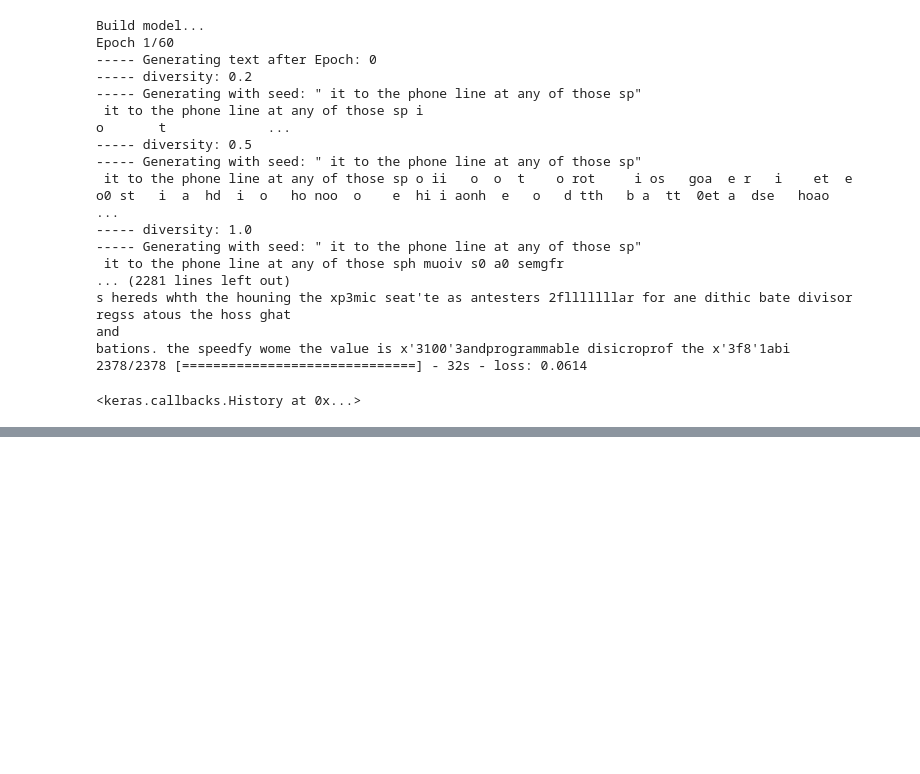
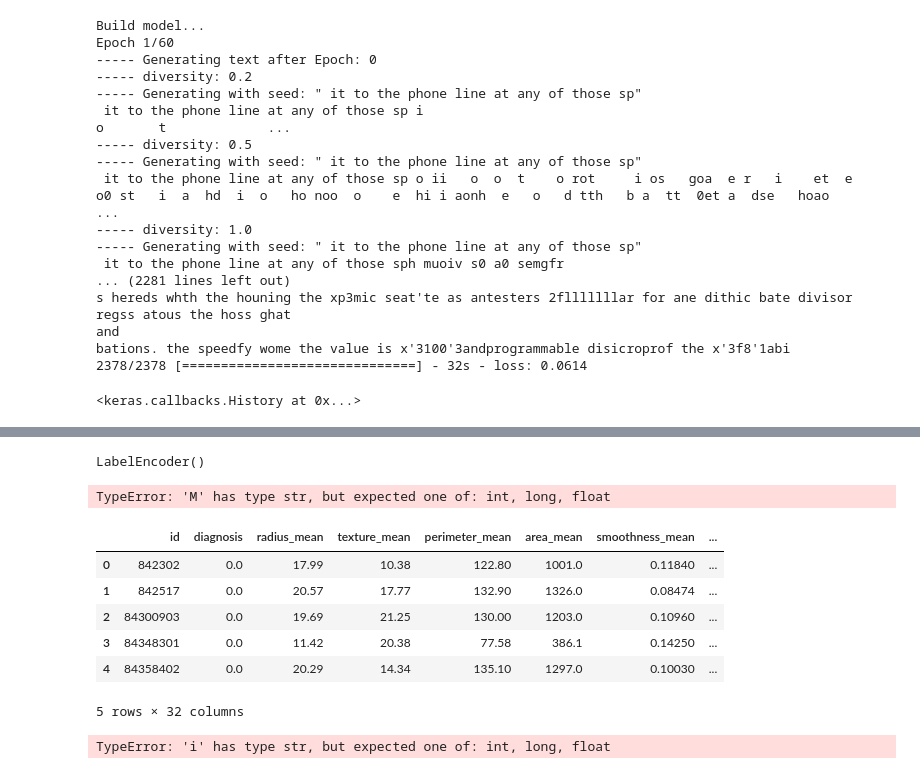
Before and after one commit to rayzkaunda/Machine-Learning-Projects, a Jupyter notebook: projects/LSTMs/Keras-LSTM.ipynb, the cells around one changed output, grey strips where cells are left out. Drawn from its saved outputs; the diff is of its cells as text; code cells hidden in the pictures; blank space fills up the shorter version.

```diff
--- a/projects/LSTMs/Keras-LSTM.ipynb
+++ b/projects/LSTMs/Keras-LSTM.ipynb
@@ -139,0 +154,7 @@ bations. the speedfy wome the value is x'3100'3andprogrammable disicroprof the x
+# %%
+from sklearn import preprocessing
+
+le = preprocessing.LabelEncoder()
+le.fit(["diagnosis"])
+# %% [output]
+LabelEncoder()
@@ -139,0 +164,38 @@ bations. the speedfy wome the value is x'3100'3andprogrammable disicroprof the x
+# %%
+df = pd.read_csv("/Users/khumbokaunda/Desktop/BIGDATA/DATASETS/breast_cancer.csv").values
+with tf.python_io.TFRecordWriter("csv.tfrecords") as writer:
+    for row in csv:
+        features, label = row[:-1], row[-1]
+        example = tf.train.Example()
+        example.features.feature["features"].float_list.value.extend(features)
+        example.features.feature["label"].int64_list.value.append(label)
+        writer.write(example.SerializeToString())
+# %% [output]
+TypeError: 'M' has type str, but expected one of: int, long, float
+# %%
+csv = pd.read_csv("/Users/khumbokaunda/Desktop/BIGDATA/DATASETS/breast_cancer.csv")
+# %%
+csv["diagnosis"] = csv["diagnosis"].map({"M": 0.0, "B": 1.0})
+# %%
+good_bye_list = ['Unnamed: 32']
+csv.drop(good_bye_list, axis=1, inplace=True)
+csv.head(5)
+# %% [output]
+|  | id | diagnosis | radius_mean | texture_mean | perimeter_mean | area_mean | smoothness_mean | ... |
+| 0 | 842302 | 0.0 | 17.99 | 10.38 | 122.80 | 1001.0 | 0.11840 | ... |
+| 1 | 842517 | 0.0 | 20.57 | 17.77 | 132.90 | 1326.0 | 0.08474 | ... |
+| 2 | 84300903 | 0.0 | 19.69 | 21.25 | 130.00 | 1203.0 | 0.10960 | ... |
+| 3 | 84348301 | 0.0 | 11.42 | 20.38 | 77.58 | 386.1 | 0.14250 | ... |
+| 4 | 84358402 | 0.0 | 20.29 | 14.34 | 135.10 | 1297.0 | 0.10030 | ... |
+5 rows × 32 columns
+# %%
+df = csv.values
+with tf.python_io.TFRecordWriter("csv.tfrecords") as writer:
+    for row in csv:
+        features, label = row[:-1], row[-1]
+        example = tf.train.Example()
+        example.features.feature["features"].float_list.value.extend(features)
+        example.features.feature["label"].int64_list.value.append(label)
+        writer.write(example.SerializeToString())
+# %% [output]
+TypeError: 'i' has type str, but expected one of: int, long, float
```
Also changed, not shown: parts of 2 cells of this notebook, 5 other files.
